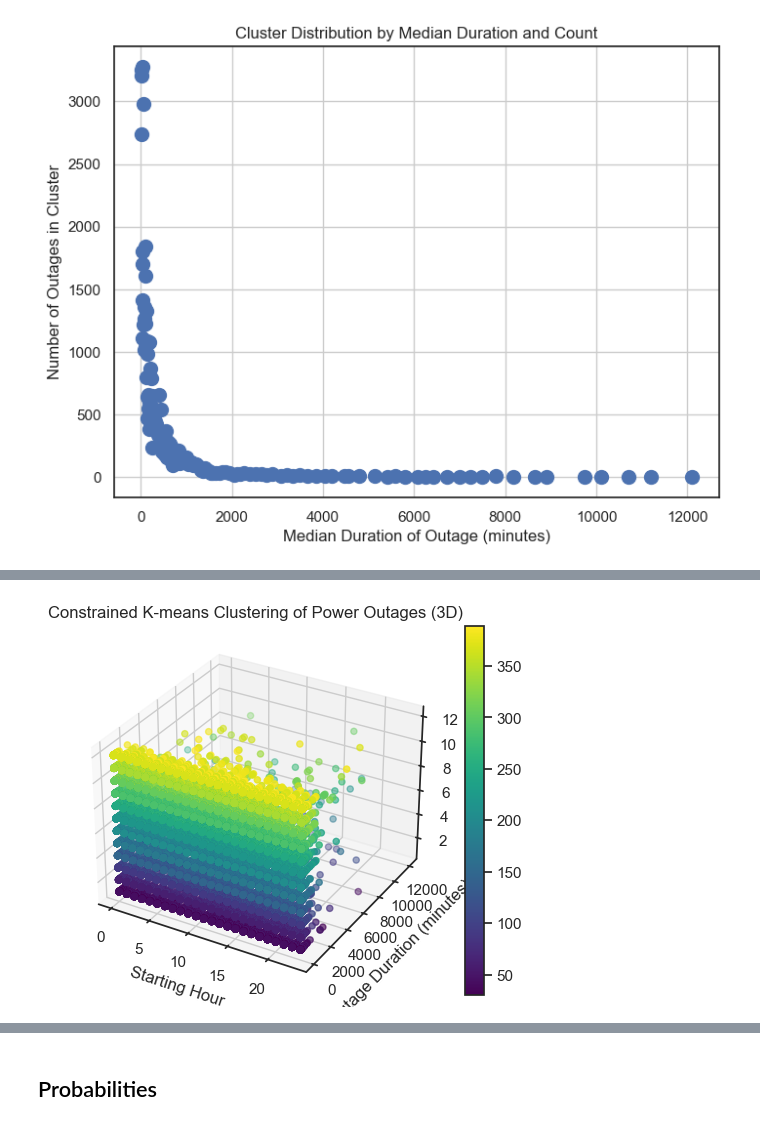
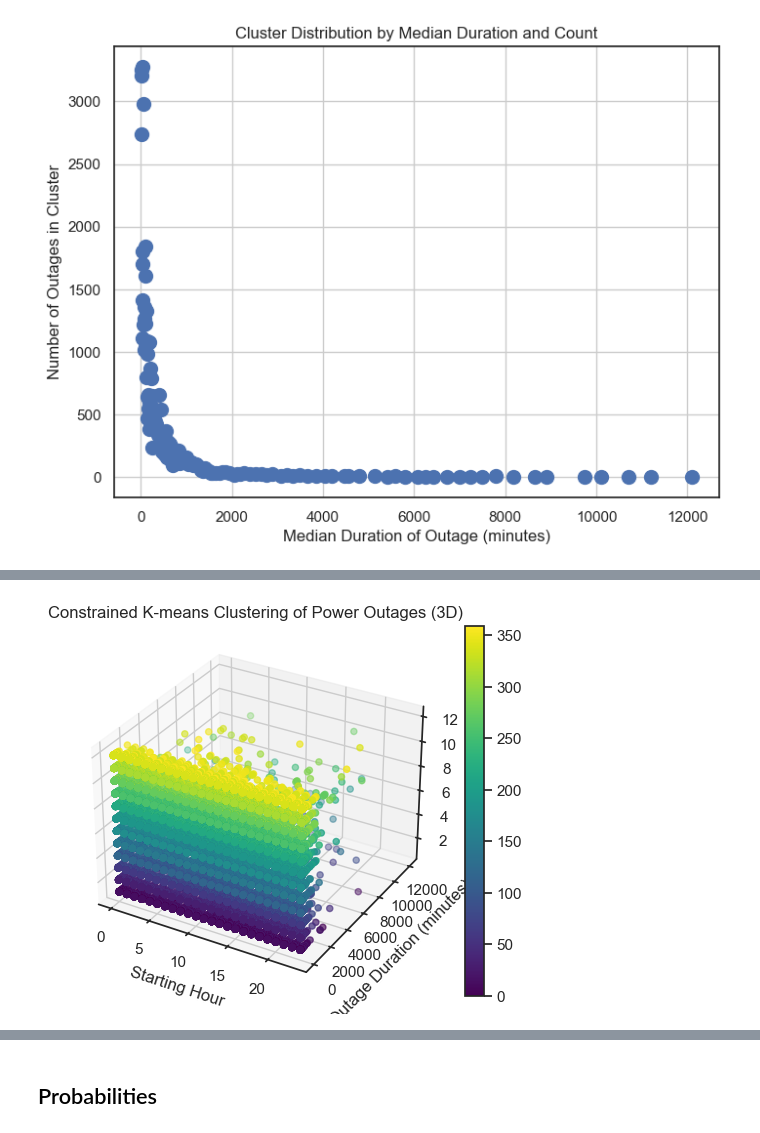
Before and after one commit to JonasSchweiger/Power_Outages_Code, a Jupyter notebook: Power_Outages_new.ipynb, the cells around one changed output, grey strips where cells are left out. Cells and saved outputs as stored; diff of their text form; code cells hidden in the pictures.

```diff
--- a/Power_Outages_new.ipynb
+++ b/Power_Outages_new.ipynb
@@ -741,35 +741,35 @@ for month, data in monthly_data.items():
     # Choose the number of clusters (k) for this month. You might want to adjust this based on the number of data points in each month.
     k_month = min(30, len(data))  # Example: at least 3 clusters, up to 10
 
     # Initialize the KMeans model
     kmeans = KMeans(n_clusters=k_month, random_state=42)
 
     # Fit the model to the data for this month
     kmeans.fit(data)
 
     # Assign cluster labels with an offset to avoid overlap between months
-    Massachusetts_starting_df.loc[Massachusetts_starting_df['month'] == month, 'cluster'] = kmeans.labels_ + month * 30
+    Massachusetts_starting_df.loc[Massachusetts_starting_df['month'] == month, 'cluster'] = kmeans.labels_ + (month-1) * 30
 
 # 3D Visualization
 fig = plt.figure()
 ax = fig.add_subplot(111, projection='3d')
 
 # Scatter plot with colors based on cluster labels
 scatter = ax.scatter(X['hour'], X['duration_minutes'], X['month'], c=Massachusetts_starting_df['cluster'], cmap='viridis')
 
 # Set labels and title
 ax.set_xlabel('Starting Hour')
 ax.set_ylabel('Outage Duration (minutes)')
 ax.set_zlabel('Month')
 ax.set_title('Constrained K-means Clustering of Power Outages (3D)')
 
 # Add a colorbar
 plt.colorbar(scatter)
 
 # Show the plot
 plt.show()
 # %% [output]
-[figure, old version]
+[figure, new version]
 # %%
 # ... (Your previous code for constrained clustering) ...
 
```
Also changed, not shown: parts of 1 cell of this notebook.
